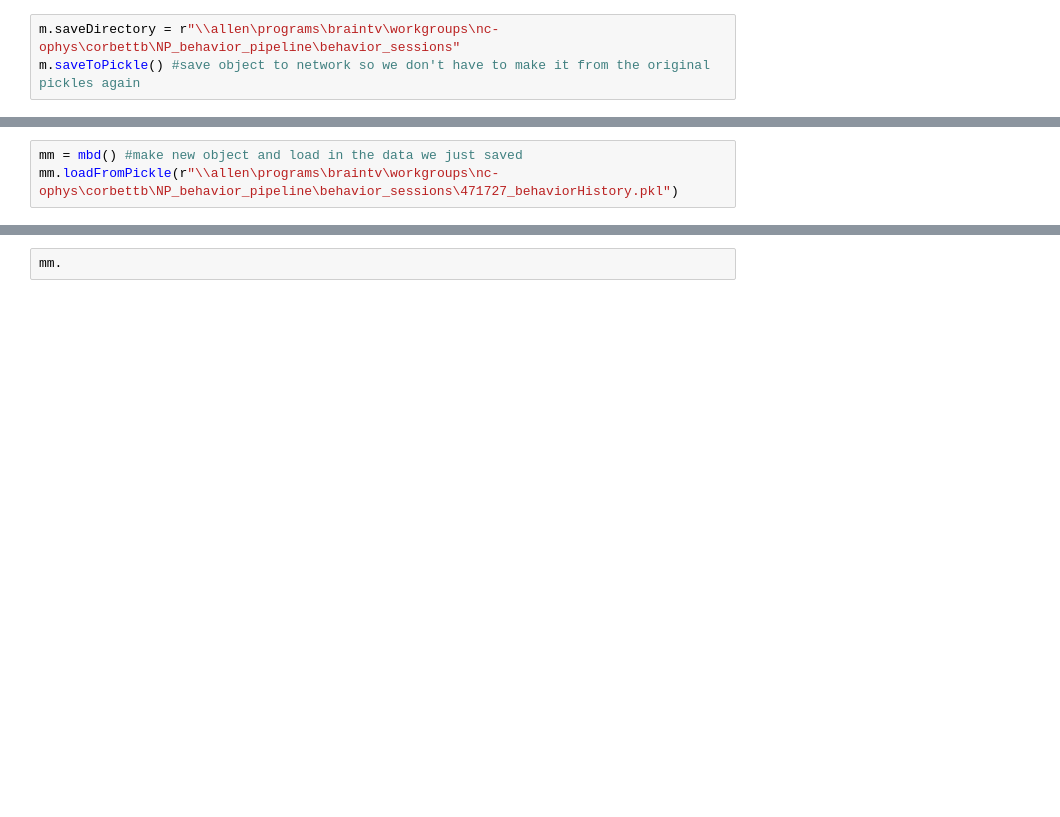
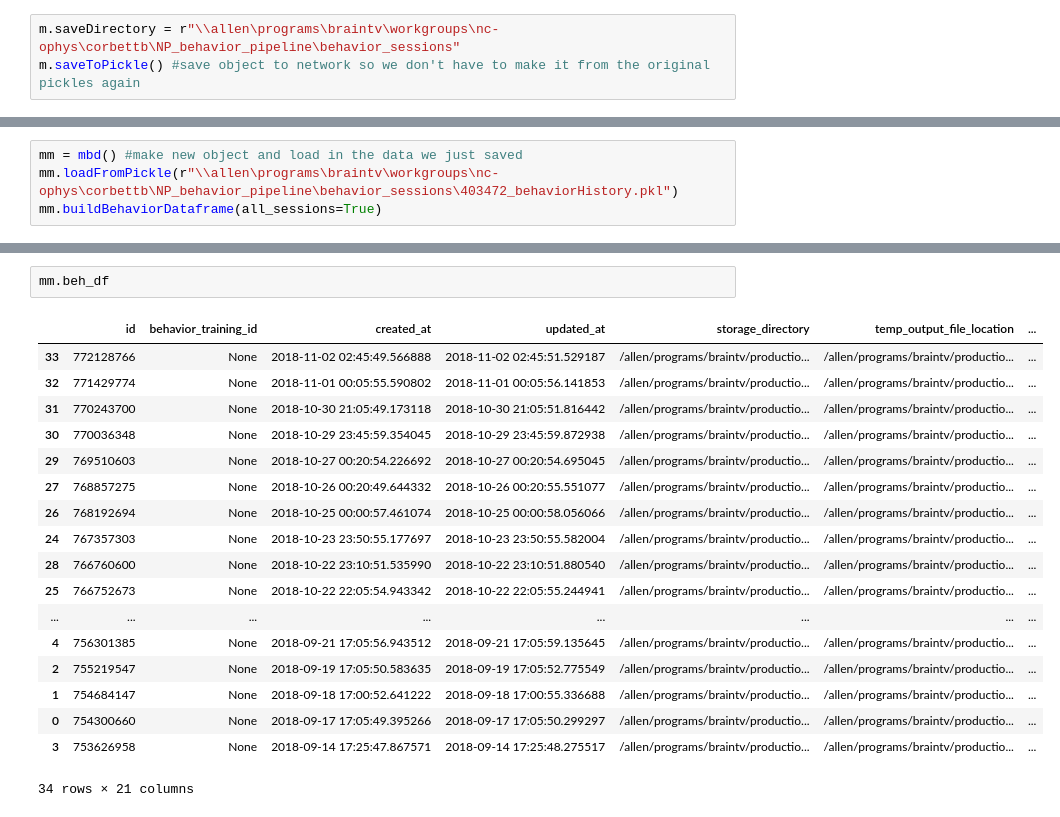
Before and after one commit to taminar/mouseBehaviorData, a Jupyter notebook: example.ipynb, the cells around one changed output, grey strips where cells are left out. Drawn from its saved outputs; the diff is of its cells as text; blank space fills up the shorter version.

```diff
--- a/example.ipynb
+++ b/example.ipynb
@@ -52,7 +63,8 @@ m.plotSessionHistory()
 [interactive output not drawn]
 # %%
 mm = mbd() #make new object and load in the data we just saved
-mm.loadFromPickle(r"\\allen\programs\braintv\workgroups\nc-ophys\corbettb\NP_behavior_pipeline\behavior_sessions\471727_behaviorHistory.pkl")
+mm.loadFromPickle(r"\\allen\programs\braintv\workgroups\nc-ophys\corbettb\NP_behavior_pipeline\behavior_sessions\403472_behaviorHistory.pkl")
+mm.buildBehaviorDataframe(all_sessions=True)
 # %%
 mm.plotSessionHistory()
 # %% [output]
@@ -66,2 +82,21 @@ m.plotPerformanceByTimeFromLastSession()
 # %%
-mm.
+mm.beh_df
+# %% [output]
+|  | id | behavior_training_id | created_at | updated_at | storage_directory | temp_output_file_location | ... |
+| 33 | 772128766 | None | 2018-11-02 02:45:49.566888 | 2018-11-02 02:45:51.529187 | /allen/programs/braintv/productio... | /allen/programs/braintv/productio... | ... |
+| 32 | 771429774 | None | 2018-11-01 00:05:55.590802 | 2018-11-01 00:05:56.141853 | /allen/programs/braintv/productio... | /allen/programs/braintv/productio... | ... |
+| 31 | 770243700 | None | 2018-10-30 21:05:49.173118 | 2018-10-30 21:05:51.816442 | /allen/programs/braintv/productio... | /allen/programs/braintv/productio... | ... |
+| 30 | 770036348 | None | 2018-10-29 23:45:59.354045 | 2018-10-29 23:45:59.872938 | /allen/programs/braintv/productio... | /allen/programs/braintv/productio... | ... |
+| 29 | 769510603 | None | 2018-10-27 00:20:54.226692 | 2018-10-27 00:20:54.695045 | /allen/programs/braintv/productio... | /allen/programs/braintv/productio... | ... |
+| 27 | 768857275 | None | 2018-10-26 00:20:49.644332 | 2018-10-26 00:20:55.551077 | /allen/programs/braintv/productio... | /allen/programs/braintv/productio... | ... |
+| 26 | 768192694 | None | 2018-10-25 00:00:57.461074 | 2018-10-25 00:00:58.056066 | /allen/programs/braintv/productio... | /allen/programs/braintv/productio... | ... |
+| 24 | 767357303 | None | 2018-10-23 23:50:55.177697 | 2018-10-23 23:50:55.582004 | /allen/programs/braintv/productio... | /allen/programs/braintv/productio... | ... |
+| 28 | 766760600 | None | 2018-10-22 23:10:51.535990 | 2018-10-22 23:10:51.880540 | /allen/programs/braintv/productio... | /allen/programs/braintv/productio... | ... |
+| 25 | 766752673 | None | 2018-10-22 22:05:54.943342 | 2018-10-22 22:05:55.244941 | /allen/programs/braintv/productio... | /allen/programs/braintv/productio... | ... |
+| ... | ... | ... | ... | ... | ... | ... | ... |
+| 4 | 756301385 | None | 2018-09-21 17:05:56.943512 | 2018-09-21 17:05:59.135645 | /allen/programs/braintv/productio... | /allen/programs/braintv/productio... | ... |
+| 2 | 755219547 | None | 2018-09-19 17:05:50.583635 | 2018-09-19 17:05:52.775549 | /allen/programs/braintv/productio... | /allen/programs/braintv/productio... | ... |
+| 1 | 754684147 | None | 2018-09-18 17:00:52.641222 | 2018-09-18 17:00:55.336688 | /allen/programs/braintv/productio... | /allen/programs/braintv/productio... | ... |
+| 0 | 754300660 | None | 2018-09-17 17:05:49.395266 | 2018-09-17 17:05:50.299297 | /allen/programs/braintv/productio... | /allen/programs/braintv/productio... | ... |
+| 3 | 753626958 | None | 2018-09-14 17:25:47.867571 | 2018-09-14 17:25:48.275517 | /allen/programs/braintv/productio... | /allen/programs/braintv/productio... | ... |
+34 rows × 21 columns
```
Also changed, not shown: parts of 7 cells of this notebook, 1 other file.
